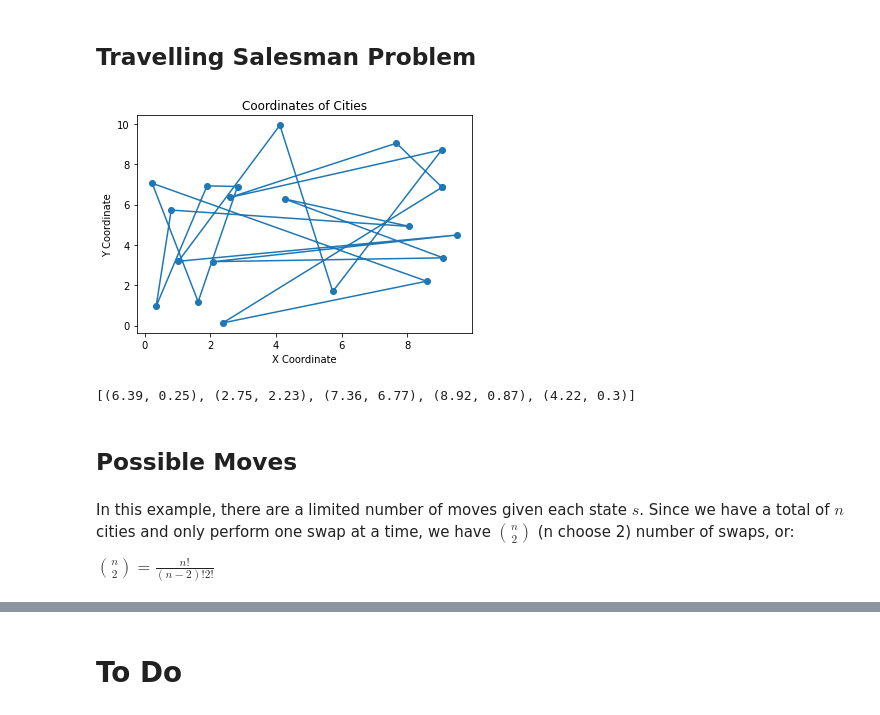
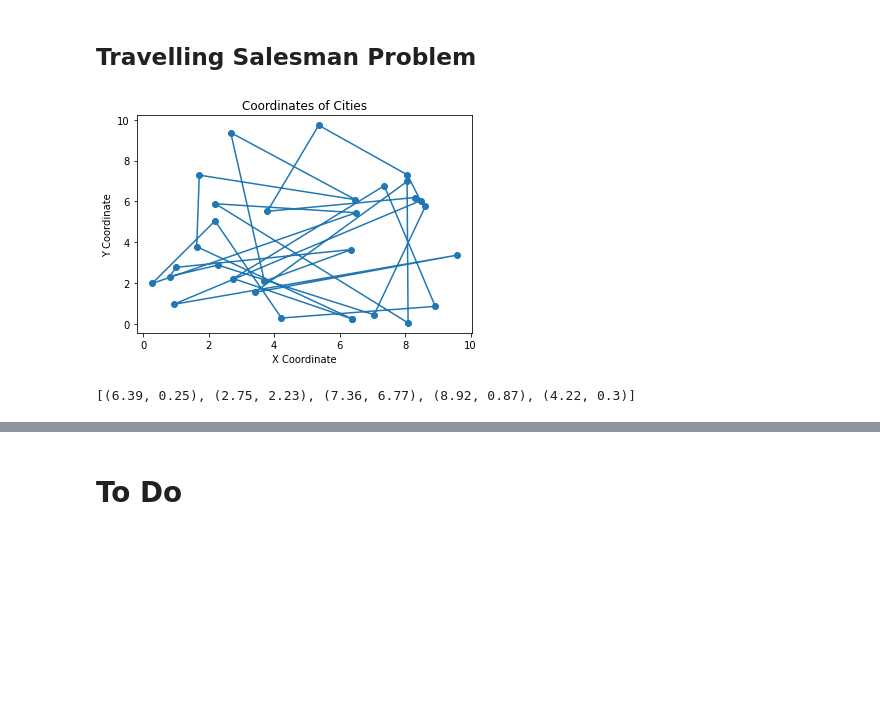
Before and after one commit to evandros-ks/fastblog, a Jupyter notebook: _notebooks/2021-12-22-Tabu_Search.ipynb, the cells around one changed output, grey strips where cells are left out. Saved outputs shown, nothing was run; the diff lists cells and outputs as text; code cells hidden in the pictures; blank space fills up the shorter version.

Commit message:
moves

```diff
--- a/_notebooks/2021-12-22-Tabu_Search.ipynb
+++ b/_notebooks/2021-12-22-Tabu_Search.ipynb
@@ -189,28 +189,22 @@ while not termination_criteria:
 # %%
 import matplotlib.pyplot as plt
 import random
 
-random.seed(20)
+random.seed(42)
 
-num_cities = 20
+num_cities = 30
 coordinates = [(round(random.uniform(0, 10), 2), round(random.uniform(0, 10), 2)) for _ in range(num_cities)]
 
 plt.scatter(*zip(*(coordinates+[coordinates[0]])))
 plt.plot(*zip(*(coordinates+[coordinates[0]])))
 
 plt.title('Coordinates of Cities')
 plt.xlabel('X Coordinate')
 plt.ylabel('Y Coordinate')
 plt.show()
 # %% [output]
-[figure, old version]
+[figure, new version]
 # %%
 coordinates
 # %% [output]
 [(6.39, 0.25), (2.75, 2.23), (7.36, 6.77), (8.92, 0.87), (4.22, 0.3)]
-# %% [markdown]
-## Possible Moves
-# %% [markdown]
-In this example, there are a limited number of moves given each state $s$. Since we have a total of $n$ cities and only perform one swap at a time, we have ${n \choose 2}$ (n choose 2) number of swaps, or:
-
-${n \choose 2} = \frac{n!}{(n-2)!2!}$
```
Also changed, not shown: parts of 5 cells of this notebook.
